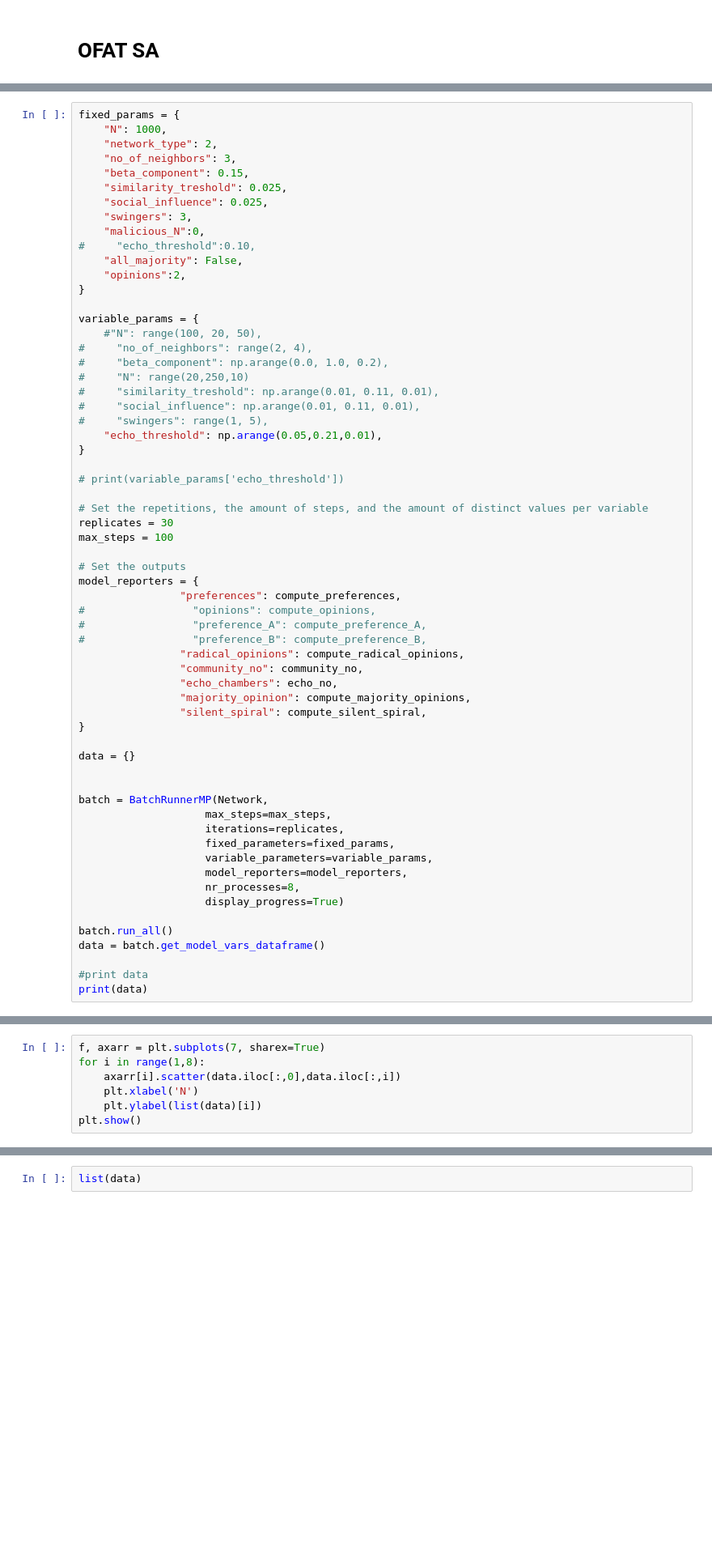
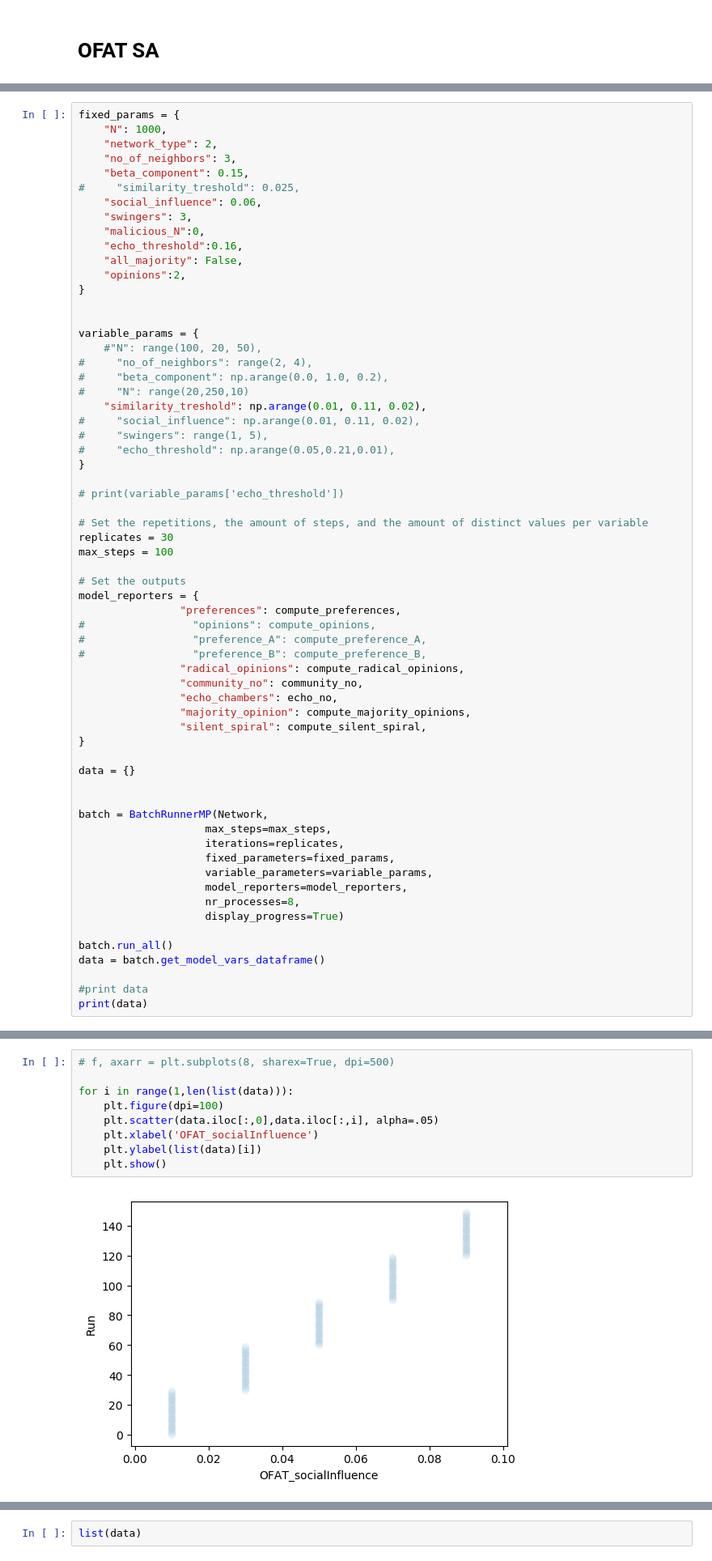
Before and after one commit to DirkZomerdijk/RPE-ABM, a Jupyter notebook: Code/Sensitivity analysis.ipynb, the cells around one changed output, grey strips where cells are left out. Shown at 81% size. Cells and saved outputs as stored; diff of their text form; blank space fills up the shorter version.

Commit message:
Ofat Edited

```diff
--- a/Code/Sensitivity analysis.ipynb
+++ b/Code/Sensitivity analysis.ipynb
@@ -23,24 +23,25 @@ fixed_params = {
     "network_type": 2,
     "no_of_neighbors": 3,
     "beta_component": 0.15,
-    "similarity_treshold": 0.025,
-    "social_influence": 0.025,
+#     "similarity_treshold": 0.025,
+    "social_influence": 0.06,
     "swingers": 3,
     "malicious_N":0,
-#     "echo_threshold":0.10,
+    "echo_threshold":0.16,
     "all_majority": False,
     "opinions":2,
 }
+
 
 variable_params = {
     #"N": range(100, 20, 50),
 #     "no_of_neighbors": range(2, 4),
 #     "beta_component": np.arange(0.0, 1.0, 0.2),
 #     "N": range(20,250,10)
-#     "similarity_treshold": np.arange(0.01, 0.11, 0.01),
-#     "social_influence": np.arange(0.01, 0.11, 0.01),
+    "similarity_treshold": np.arange(0.01, 0.11, 0.02),
+#     "social_influence": np.arange(0.01, 0.11, 0.02),
 #     "swingers": range(1, 5),
-    "echo_threshold": np.arange(0.05,0.21,0.01),
+#     "echo_threshold": np.arange(0.05,0.21,0.01),
 }
 
 # print(variable_params['echo_threshold'])
@@ -84,7 +85,11 @@ data.to_pickle('./data/OFAT_echo_threshold.pkl')
 # %%
-f, axarr = plt.subplots(7, sharex=True)
-for i in range(1,8):
-    axarr[i].scatter(data.iloc[:,0],data.iloc[:,i])
-    plt.xlabel('N')
+# f, axarr = plt.subplots(8, sharex=True, dpi=500)
+
+for i in range(1,len(list(data))):
+    plt.figure(dpi=100)
+    plt.scatter(data.iloc[:,0],data.iloc[:,i], alpha=.05)
+    plt.xlabel('OFAT_socialInfluence')
     plt.ylabel(list(data)[i])
-plt.show()
+    plt.show()
+# %% [output]
+[figure, added]
```
Also changed, not shown: parts of 4 cells of this notebook, 3 other files.
